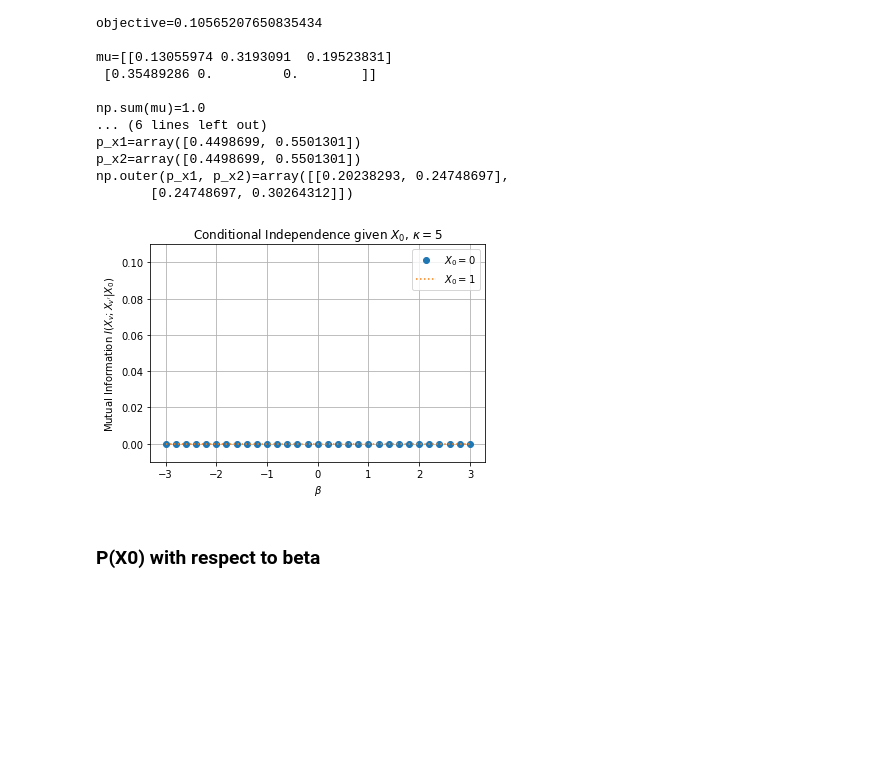
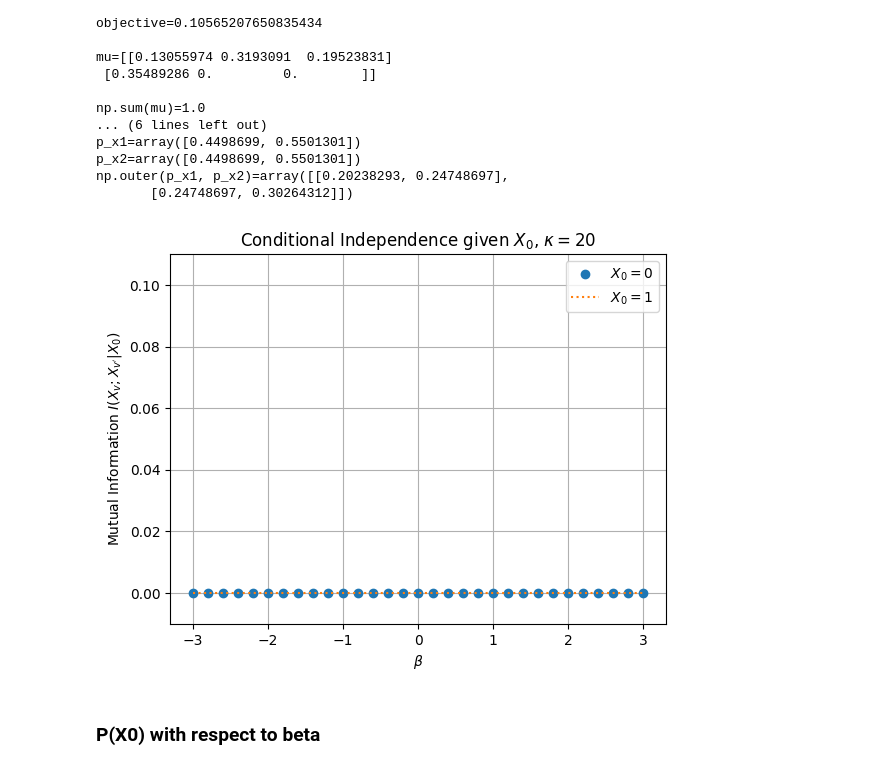
Before and after one commit to YizhongHu/statistical_mechanics_on_graphs, a Jupyter notebook: src/hardcore_ising.ipynb, the cells around one changed output. Drawn from its saved outputs; the diff is of its cells as text; code cells hidden in the pictures; blank space fills up the shorter version.

Commit message:
HA Ising root mark dist

```diff
--- a/src/hardcore_ising.ipynb
+++ b/src/hardcore_ising.ipynb
@@ -5,8 +5,11 @@ from scipy.optimize import minimize, LinearConstraint, NonlinearConstraint, Boun
 import scipy.special
 from scipy.stats import binom, multinomial
 from tqdm import tqdm
+import functools
 
 from combinations import combinations_
+
+markers = ['o', 'x', 'v', '^', 's', '+', 'D']
 # %%
 def get_configuration_chart(m, kappa):
     '''
@@ -66,6 +69,16 @@ def multinomial_coeff(params):
         return 1
     return scipy.special.binom(sum(params), params[-1]) * multinomial_coeff(params[:-1])
 
+@functools.cache
+def get_multiplicities(kappa):
+    # Get the equivalent configuration for each combined vertex-edge state
+    def counts(*vertex_marks):
+        stacked = np.stack(vertex_marks, axis=0)
+        return np.sum(stacked, axis=0)
+    ks = np.fromfunction(counts, [2] * kappa, dtype=np.int64)
+
+    return ks
+
 def vertex_distribution(p, kappa):
     '''
     Joint distribution for all edge-vertex pairs
@@ -76,13 +89,8 @@ def vertex_distribution(p, kappa):
     Output:
     kappa-d array representing the joint distribution of all edge-vertex pairs
     '''
-    # Get the equivalent configuration for each combined vertex-edge state
-    def counts(*vertex_marks):
-        stacked = np.stack(vertex_marks, axis=0)
-        return np.sum(stacked, axis=0)
-    ks = np.fromfunction(counts, [2] * kappa, dtype=np.int64)
-
     # Match the configurations with the ones from configurations list
+    ks = get_multiplicities(kappa)
     k_reshaped = ks.flatten()
 
     # Calculate probabilities for each one
@@ -228,18 +236,21 @@ p_x1=array([0.4498699, 0.5501301])
 p_x2=array([0.4498699, 0.5501301])
 np.outer(p_x1, p_x2)=array([[0.20238293, 0.24748697],
        [0.24748697, 0.30264312]])
+# %%
+betas = np.linspace(-3, 3, 31)
+kappa = 20
+
+res = []
+
+for beta in tqdm(betas):
+    mu = optimize(beta=beta, kappa=kappa, ftol=1e-10)
+    res.append(mu)
 # %%
-betas = np.linspace(-3, 3, 31)
-kappa = 5
-
-res = []
-
+mutual_infos = []
 for x0 in [0, 1]:
     mutual_info = []
 
-    for beta in tqdm(betas):
-        mu = optimize(beta=beta, kappa=kappa, ftol=1e-10)
-
+    for beta, mu in tqdm(zip(betas, res)):
         mu_edge = mu[x0] / np.sum(mu, axis=1)[x0]
 
         leaf_dist = vertex_distribution(mu_edge, kappa=kappa)
@@ -252,22 +263,22 @@ for x0 in [0, 1]:
         mutual_info.append(relative_entropy(leaf_dist, indep_dist))
 
     mutual_info = np.array(mutual_info)
-    res.append(mutual_info)
+    mutual_infos.append(mutual_info)
 # %%
-for mutual_info, x0, m in zip(res, [0, 1], ['o', ':', 'x', '*', '--']):
+for mutual_info, x0, m in zip(mutual_infos, [0, 1], markers):
     plt.plot(betas, mutual_info, m, label=f'$X_0={x0}$')
 
 plt.legend()
 plt.title(f'Conditional Independence given $X_0$, $\kappa={kappa}$')
 plt.xlabel('$\\beta$')
 plt.ylabel('Mutual Information $I(X_v ; X_{{v\'}} | X_0)$')
 plt.grid(True)
 
 plt.ylim((-.01, 0.11))
 
 plt.savefig(f'../img/HA_Ising/CI_kappa{kappa}.png')
 # %% [output]
-[figure, old version]
+[figure, new version]
 # %% [markdown]
 ### P(X0) with respect to beta
 # %%
```
Also changed, not shown: parts of 1 cell of this notebook, 3 other files.
